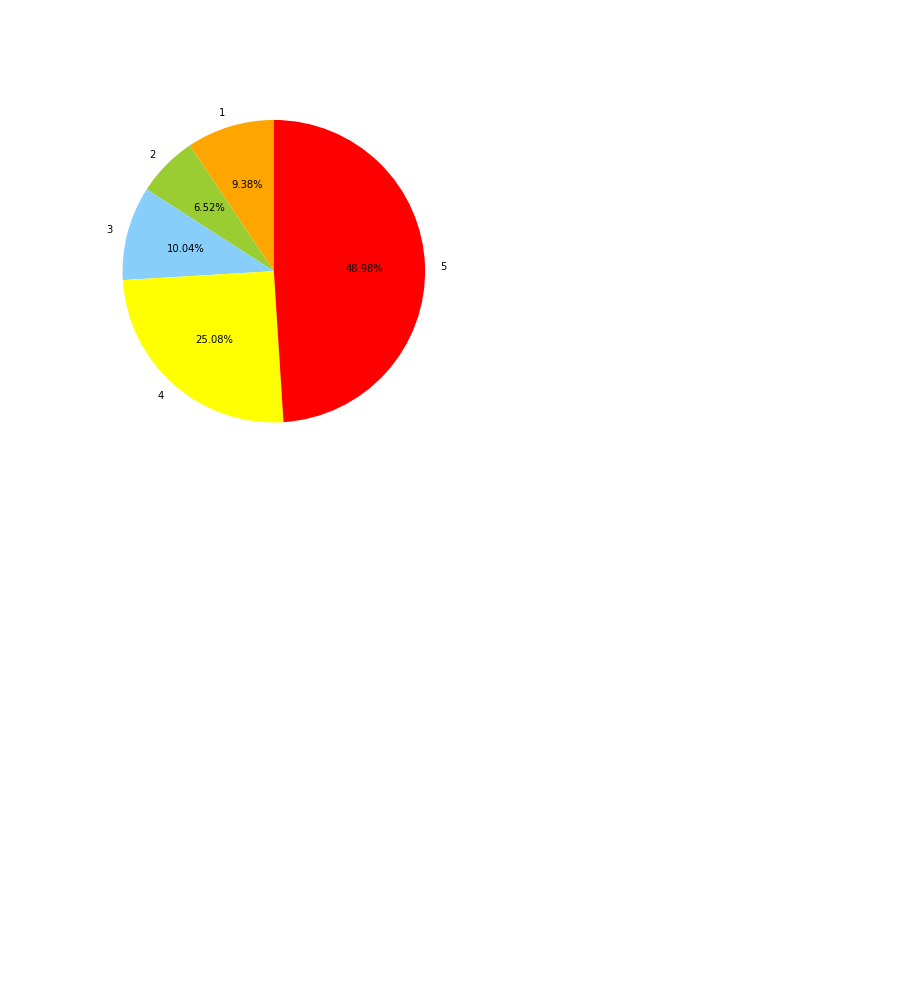
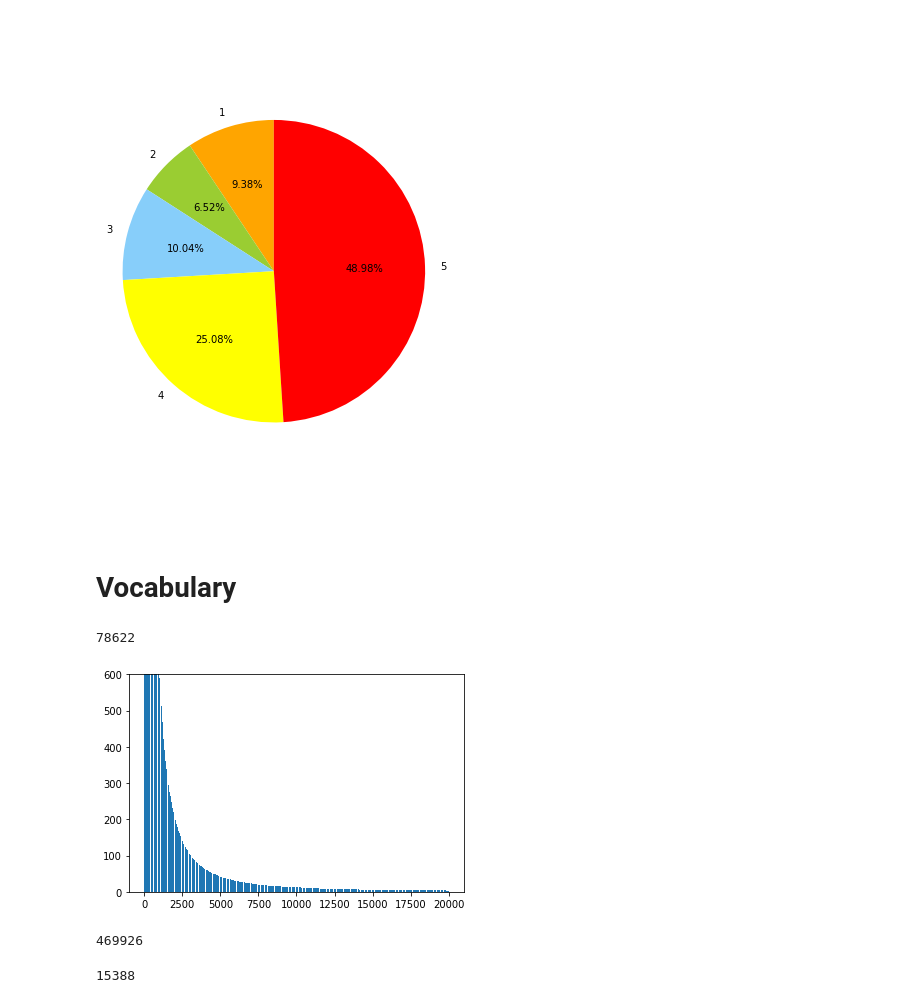
Before and after one commit to X-czh/fake-review-generation, a Jupyter notebook: data/preprocess_notebook.ipynb, the cells around one changed output. Saved outputs shown, nothing was run; the diff lists cells and outputs as text; code cells hidden in the pictures; blank space fills up the shorter version.

```diff
--- a/data/preprocess_notebook.ipynb
+++ b/data/preprocess_notebook.ipynb
@@ -179,3 +179,5 @@ show_review_rating_dist(save_file)
 200000
 [18758, 13033, 20086, 50157, 97966]
 [figure]
+# %% [markdown]
+# Vocabulary
@@ -181,0 +190,58 @@ show_review_rating_dist(save_file)
+# %%
+class Lang:
+    def __init__(self):
+        self.word2index = {}
+        self.word2count = {}
+        self.index2word = {0: "START", 1: "UNK"}
+        self.n_words = 2  # Count START, UNK
+
+    def addSentence(self, sent):
+        for word in sent.split(' '):
+            self.addWord(word)
+
+    def addWord(self, word):
+        if word not in self.word2index:
+            self.word2index[word] = self.n_words
+            self.word2count[word] = 1
+            self.index2word[self.n_words] = word
+            self.n_words += 1
+        else:
+            self.word2count[word] += 1
+# %%
+# Train.csv
+
+lang = Lang()
+df = pd.read_csv("train.csv", delimiter='\t')
+for sent in df['text']:
+    lang.addSentence(sent)
+print(lang.n_words)
+l = []
+for i in lang.word2count.values():
+    l.append(i)
+l.sort(reverse=True)
+# %% [output]
+78622
+# %%
+plt.ylim(ymax=600)
+plt.bar(range(20000), l[:20000])
+plt.show()
+# %% [output]
+[figure, added]
+# %%
+print(l[0])
+# %% [output]
+469926
+# %%
+# Val.csv
+
+lang = Lang()
+df = pd.read_csv("val.csv", delimiter='\t')
+for sent in df['text']:
+    lang.addSentence(sent)
+print(lang.n_words)
+l = []
+for i in lang.word2count.values():
+    l.append(i)
+l.sort(reverse=True)
+# %% [output]
+15388
```
Also changed, not shown: parts of 6 cells of this notebook, 1 other file.
